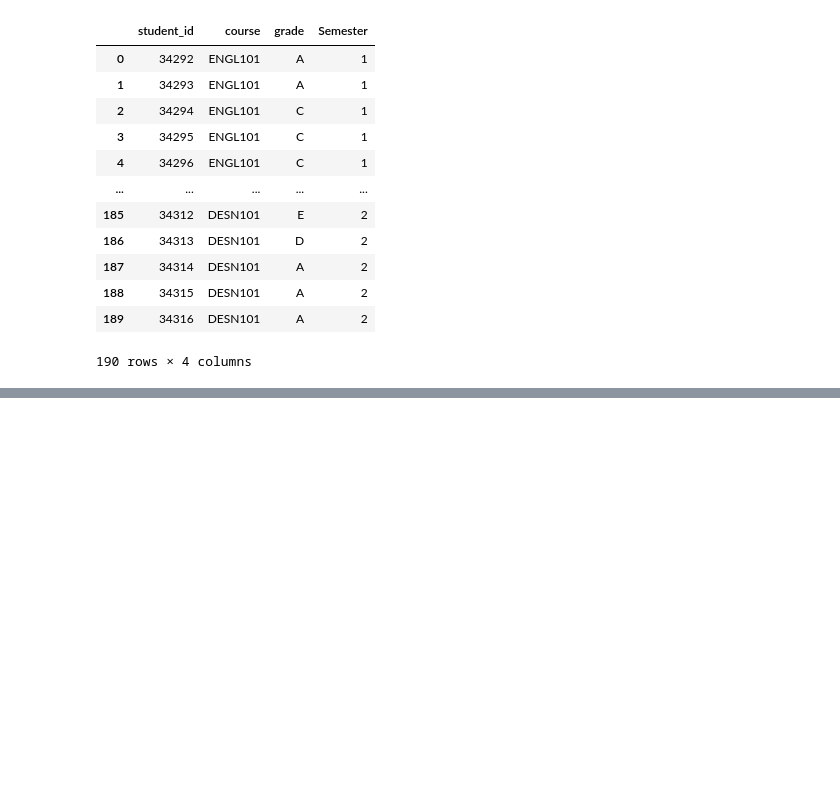
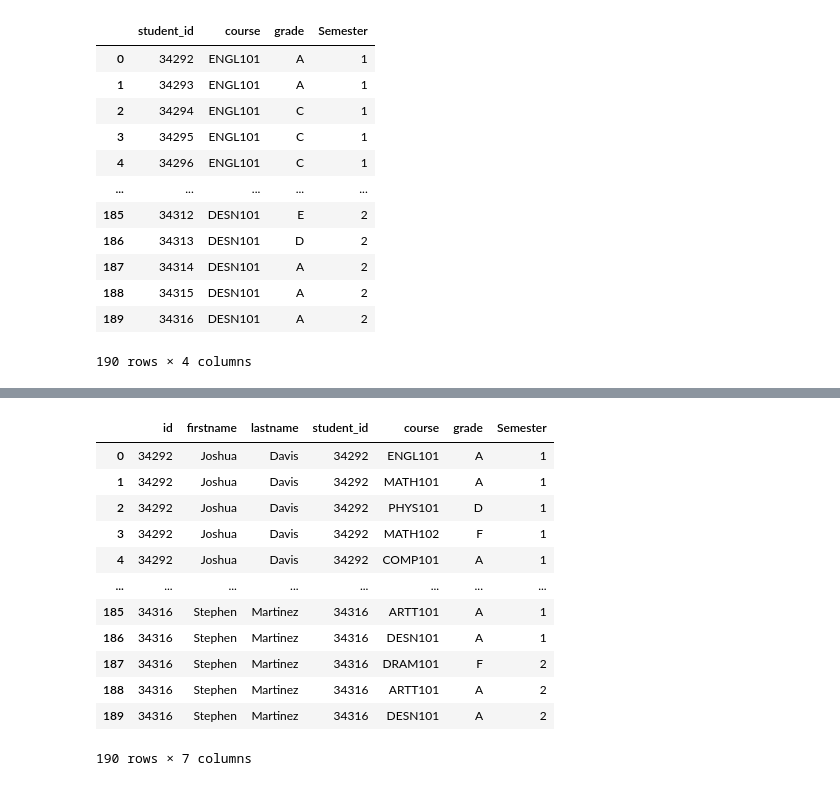
Before and after one commit to imammarzuki/pandas, a Jupyter notebook: Merging.ipynb, the cells around one changed output, grey strips where cells are left out. Drawn from its saved outputs; the diff is of its cells as text; code cells hidden in the pictures; blank space fills up the shorter version.

```diff
--- a/Merging.ipynb
+++ b/Merging.ipynb
@@ -19,0 +5,5 @@ Kita tambahkan kolom semester pada dataframe grades1 dan grades2. Lalu gabungkan
+# %%
+grades1=pd.read_csv("grades1.csv")
+grades2=pd.read_csv("grades2.csv")
+students=pd.read_csv("students.csv")
+contact=pd.read_csv("contact.csv")
@@ -84,0 +105,18 @@ Baru kemudian perintah join bisa digunakan untuk merge kedua dataframe.
+# %%
+students_grades=pd.merge(students,grades,left_on="id",right_on="student_id")
+# %%
+students_grades
+# %% [output]
+|  | id | firstname | lastname | student_id | course | grade | Semester |
+| 0 | 34292 | Joshua | Davis | 34292 | ENGL101 | A | 1 |
+| 1 | 34292 | Joshua | Davis | 34292 | MATH101 | A | 1 |
+| 2 | 34292 | Joshua | Davis | 34292 | PHYS101 | D | 1 |
+| 3 | 34292 | Joshua | Davis | 34292 | MATH102 | F | 1 |
+| 4 | 34292 | Joshua | Davis | 34292 | COMP101 | A | 1 |
+| ... | ... | ... | ... | ... | ... | ... | ... |
+| 185 | 34316 | Stephen | Martinez | 34316 | ARTT101 | A | 1 |
+| 186 | 34316 | Stephen | Martinez | 34316 | DESN101 | A | 1 |
+| 187 | 34316 | Stephen | Martinez | 34316 | DRAM101 | F | 2 |
+| 188 | 34316 | Stephen | Martinez | 34316 | ARTT101 | A | 2 |
+| 189 | 34316 | Stephen | Martinez | 34316 | DESN101 | A | 2 |
+190 rows × 7 columns
```
Also changed, not shown: parts of 34 cells of this notebook.
